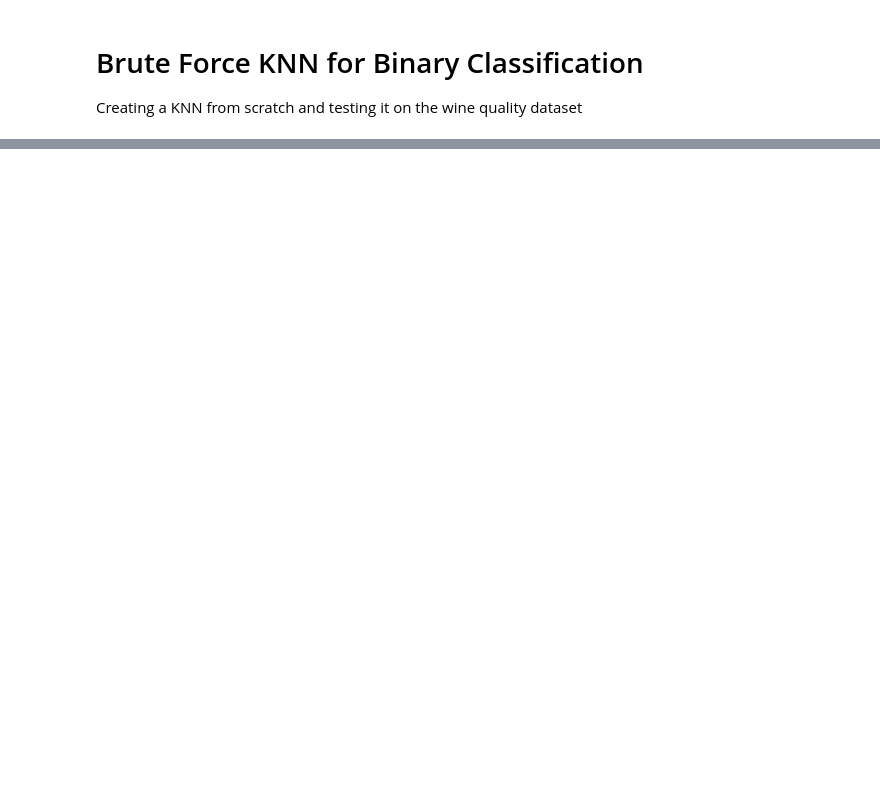
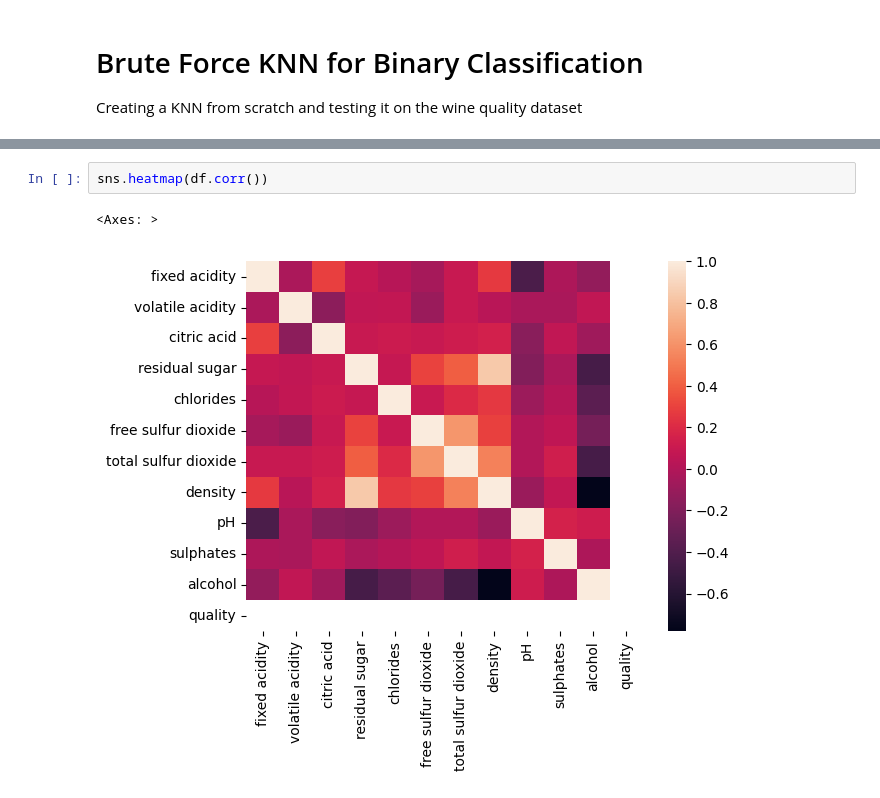
Before and after one commit to thetajwar2003/CCNY-SeniorDesign, a Jupyter notebook: assignment_1/Rahman_Tajwar_assignment1/Rahman_Tajwar_assignment1.ipynb, the cells around one changed output, grey strips where cells are left out. Saved outputs shown, nothing was run; the diff lists cells and outputs as text; blank space fills up the shorter version.

```diff
--- a/assignment_1/Rahman_Tajwar_assignment1/Rahman_Tajwar_assignment1.ipynb
+++ b/assignment_1/Rahman_Tajwar_assignment1/Rahman_Tajwar_assignment1.ipynb
@@ -221,0 +332,5 @@ def auc_roc(fpr, tpr):
+# %%
+sns.heatmap(df.corr())
+# %% [output]
+<Axes: >
+[figure, added]
```
Also changed, not shown: parts of 52 cells of this notebook.
